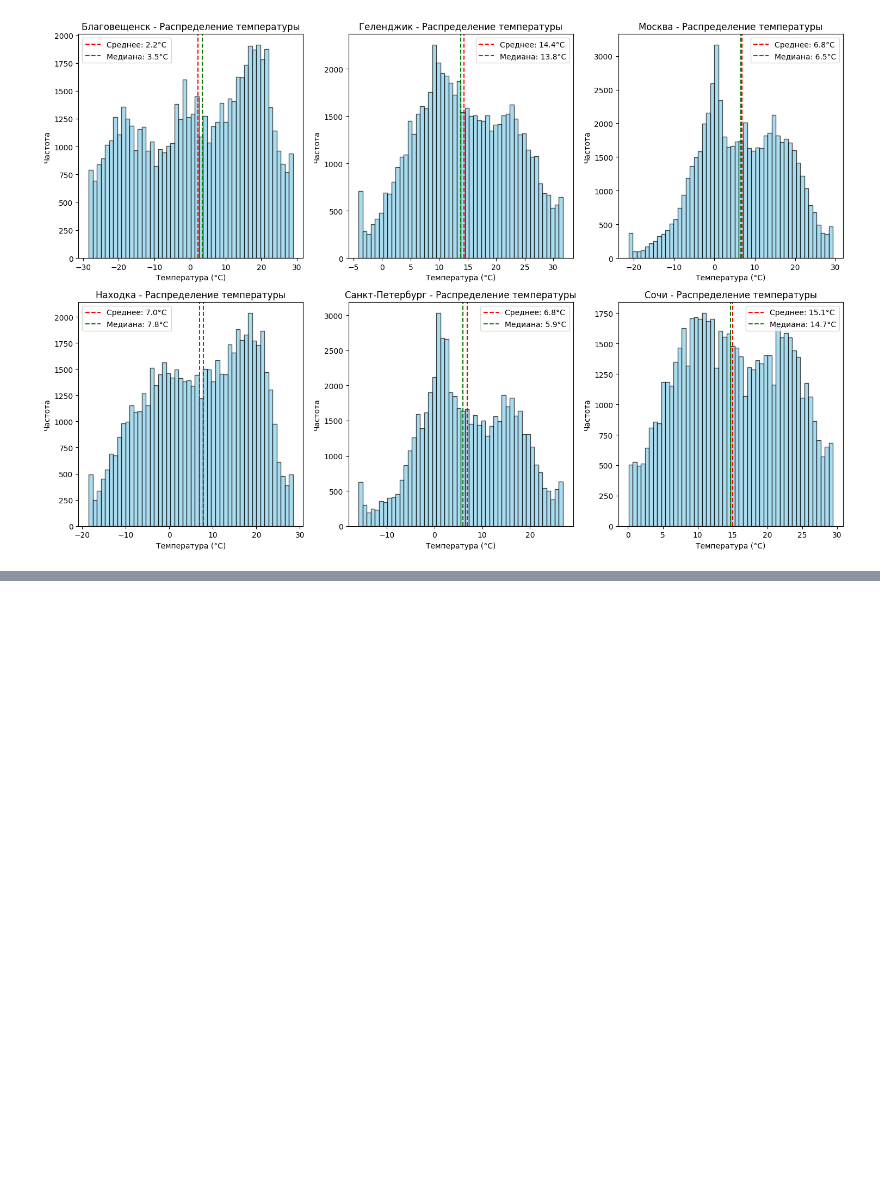
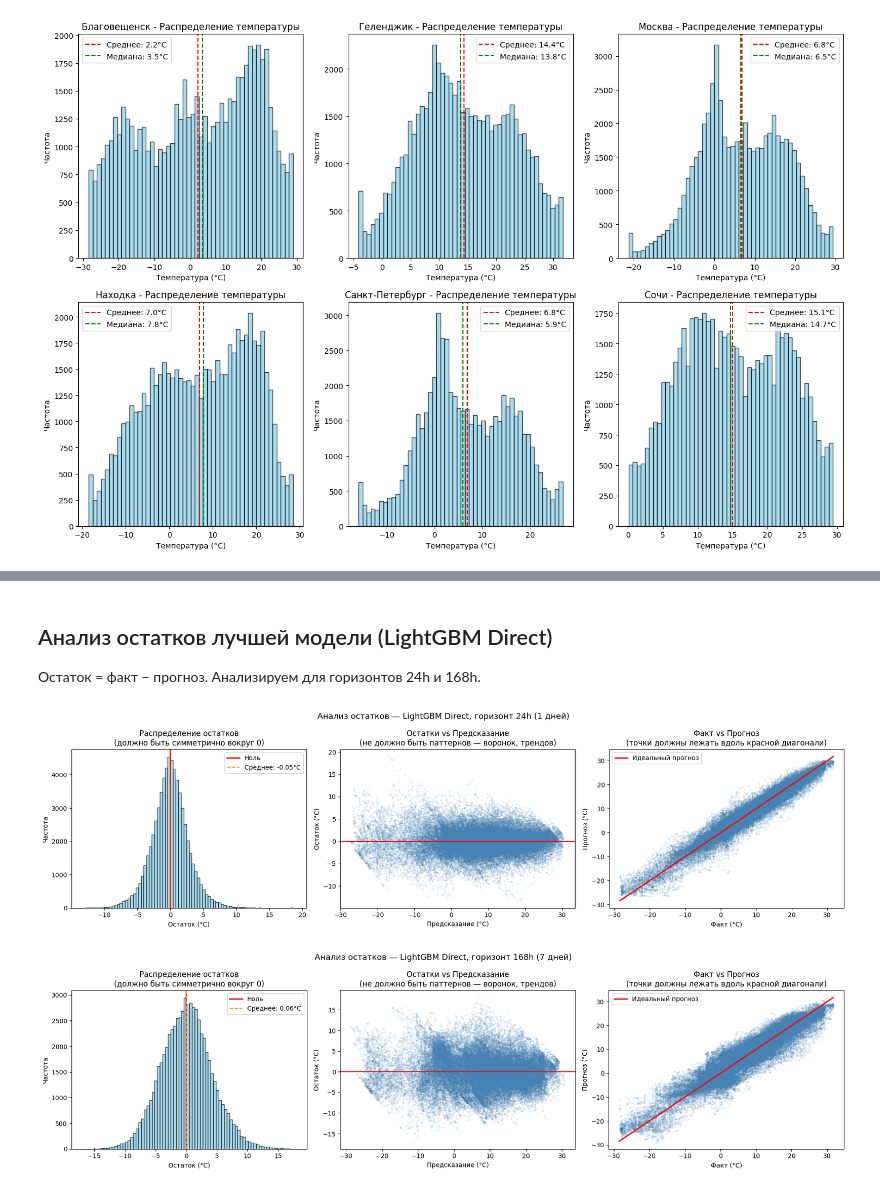
Before and after one commit to ebelehov19-debug/FP_2, a Jupyter notebook: lab2.ipynb, the cells around one changed output, grey strips where cells are left out. Cells and saved outputs as stored; diff of their text form; code cells hidden in the pictures; blank space fills up the shorter version.

```diff
--- a/lab2.ipynb
+++ b/lab2.ipynb
@@ -476,0 +1014,46 @@ plt.show()
+# %% [markdown]
+## Анализ остатков лучшей модели (LightGBM Direct)
+
+Остаток = факт − прогноз. Анализируем для горизонтов 24h и 168h.
+# %%
+from scipy import stats
+
+for h in [24, 168]:
+    y_test_h  = test_df[f'target_{h}h'].values
+    p_h       = best_lgb_preds[h]
+    residuals = y_test_h - p_h
+
+    fig, axes = plt.subplots(1, 3, figsize=(18, 5))
+    fig.suptitle(f'Анализ остатков — LightGBM Direct, горизонт {h}h ({h//24} дней)', fontsize=13)
+
+    # Гистограмма остатков
+    axes[0].hist(residuals, bins=80, color='skyblue', edgecolor='black', alpha=0.7)
+    axes[0].axvline(0, color='red', lw=2, label='Ноль')
+    axes[0].axvline(residuals.mean(), color='orange', lw=1.5, ls='--',
+                    label=f'Среднее: {residuals.mean():.2f}°C')
+    axes[0].set_xlabel('Остаток (°C)')
+    axes[0].set_ylabel('Частота')
+    axes[0].set_title('Распределение остатков\n(должно быть симметрично вокруг 0)')
+    axes[0].legend()
+
+    # Остатки vs предсказание
+    axes[1].scatter(p_h, residuals, alpha=0.1, s=3, color='steelblue')
+    axes[1].axhline(0, color='red', lw=1.5)
+    axes[1].set_xlabel('Предсказание (°C)')
+    axes[1].set_ylabel('Остаток (°C)')
+    axes[1].set_title('Остатки vs Предсказание\n(не должно быть паттернов — воронок, трендов)')
+
+    # Факт vs прогноз
+    mn, mx = y_test_h.min(), y_test_h.max()
+    axes[2].scatter(y_test_h, p_h, alpha=0.1, s=3, color='steelblue')
+    axes[2].plot([mn, mx], [mn, mx], color='red', lw=2, label='Идеальный прогноз')
+    axes[2].set_xlabel('Факт (°C)')
+    axes[2].set_ylabel('Прогноз (°C)')
+    axes[2].set_title('Факт vs Прогноз\n(точки должны лежать вдоль красной диагонали)')
+    axes[2].legend()
+
+    plt.tight_layout()
+    plt.show()
+# %% [output]
+[figure, added]
+[figure, added]
```
Also changed, not shown: parts of 34 cells of this notebook.
